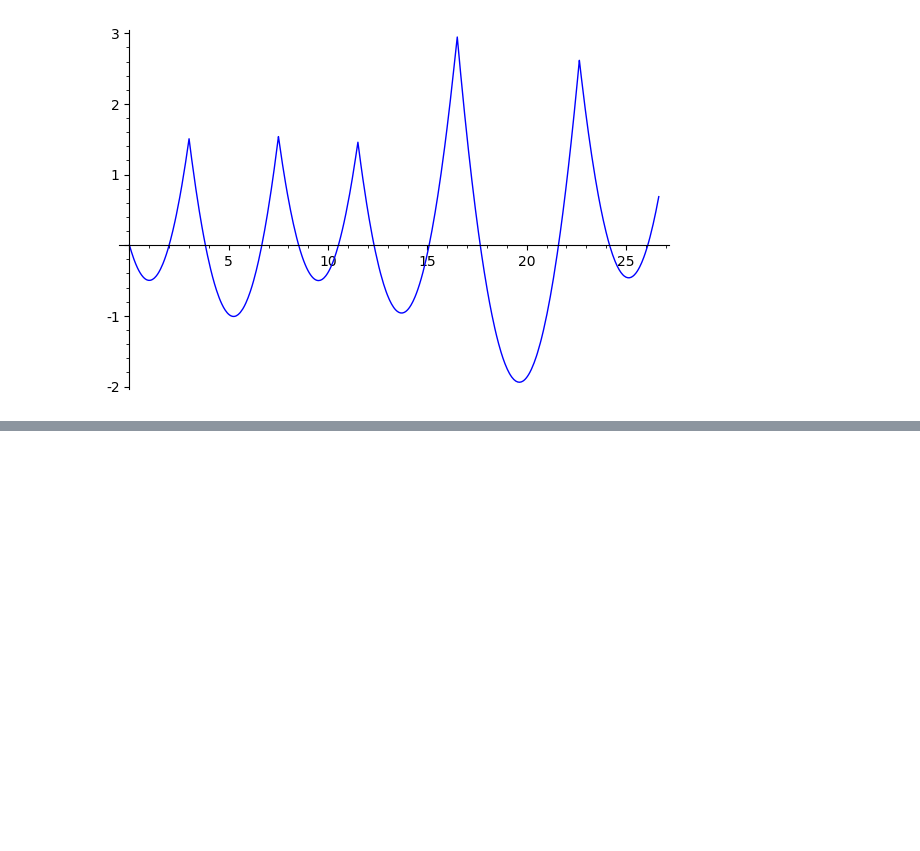
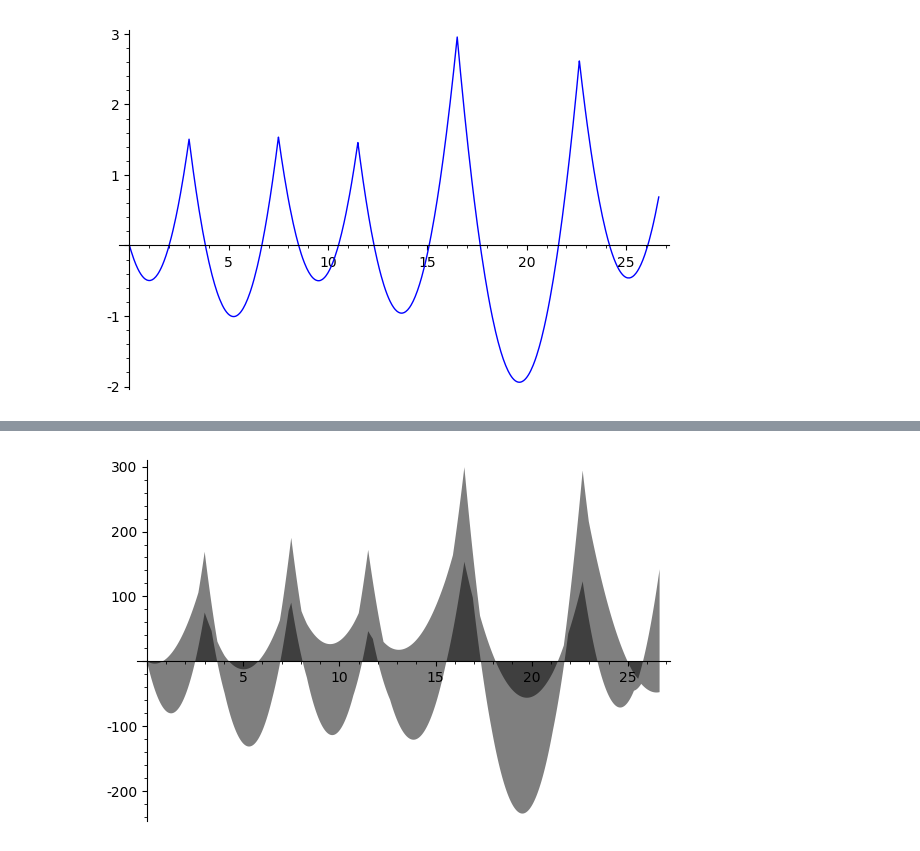
Before and after one commit to sononicola/Sicurezza_Strutturale, a Jupyter notebook: Risolutore Trave.ipynb, the cells around one changed output, grey strips where cells are left out. Cells and saved outputs as stored; diff of their text form; code cells hidden in the pictures; blank space fills up the shorter version.

```diff
--- a/Risolutore Trave.ipynb
+++ b/Risolutore Trave.ipynb
@@ -365,0 +417,8 @@ plot(M1+M2+M3+M4+M5+M6,0,ltot)
+# %%
+SLU_max=max_symbolic(SLU_m1,SLU_m2,SLU_m3,SLU_m4,SLU_m5,SLU_m6,SLU_m7)
+# %%
+SLU_min=min_symbolic(SLU_m1,SLU_m2,SLU_m3,SLU_m4,SLU_m5,SLU_m6,SLU_m7)
+# %%
+plot([SLU_max,SLU_min],0,ltot,fill=True,fillcolor='black',alpha=0)   #?? fill=[0,max(SLU_max,SLU_min)]
+# %% [output]
+[figure, added]
```
Also changed, not shown: parts of 17 cells of this notebook.
